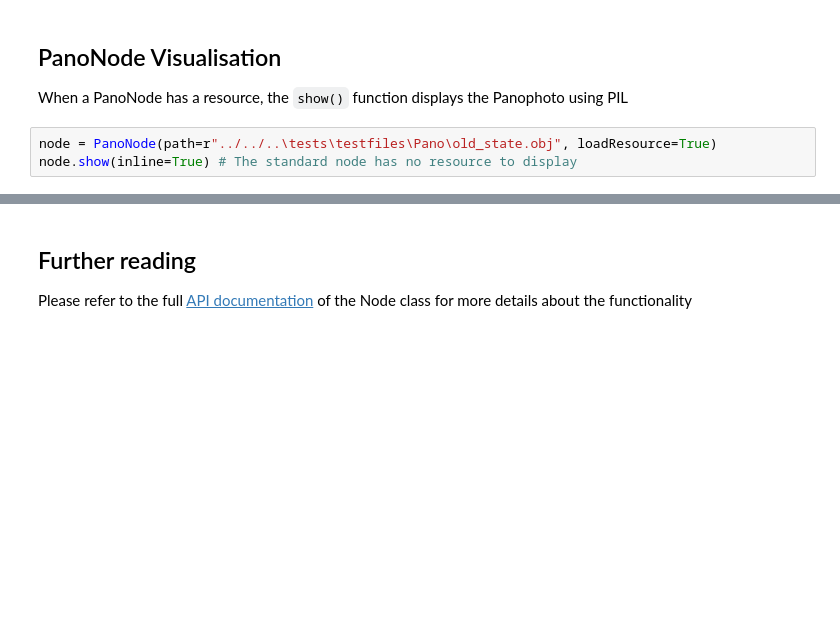
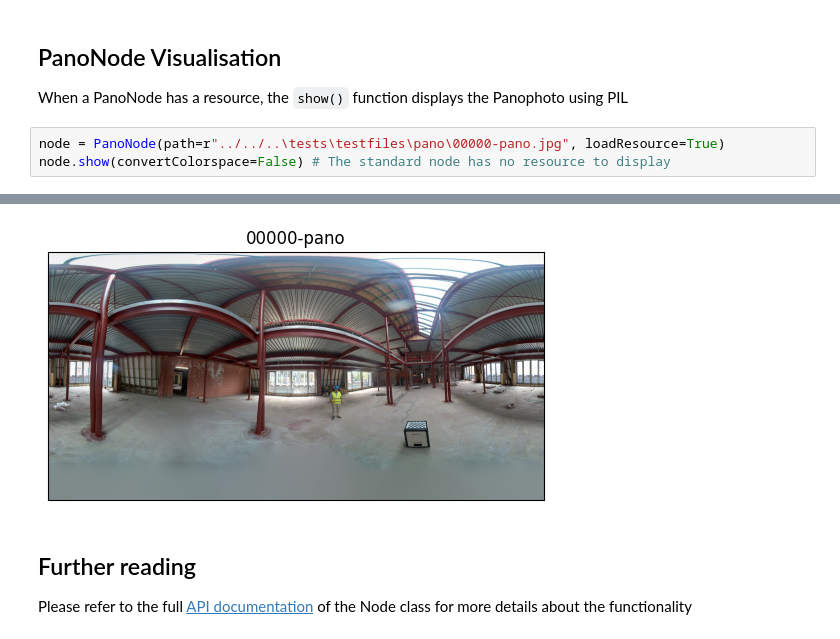
Before and after one commit to KU-Leuven-Geomatics/geomapi, a Jupyter notebook: docs/source/tutorial/tutorial_panonodes.ipynb, the cells around one changed output, grey strips where cells are left out. Saved outputs shown, nothing was run; the diff lists cells and outputs as text; blank space fills up the shorter version.

```diff
--- a/docs/source/tutorial/tutorial_panonodes.ipynb
+++ b/docs/source/tutorial/tutorial_panonodes.ipynb
@@ -135,6 +145,6 @@ applying rotation: (90,0,0)
 
 When a PanoNode has a resource, the `show()` function displays the Panophoto using PIL
 # %%
-node = PanoNode(path=r"../../..\tests\testfiles\Pano\old_state.obj", loadResource=True)
-node.show(inline=True) # The standard node has no resource to display
+node = PanoNode(path=r"../../..\tests\testfiles\pano\00000-pano.jpg", loadResource=True)
+node.show(convertColorspace=False) # The standard node has no resource to display
 # %% [output]
@@ -142,3 +151,4 @@ node.show(inline=True) # The standard node has no resource to display
+[figure, added]
 # %% [markdown]
 ## Further reading
 
```
Also changed, not shown: parts of 7 cells of this notebook, 21 other files.
